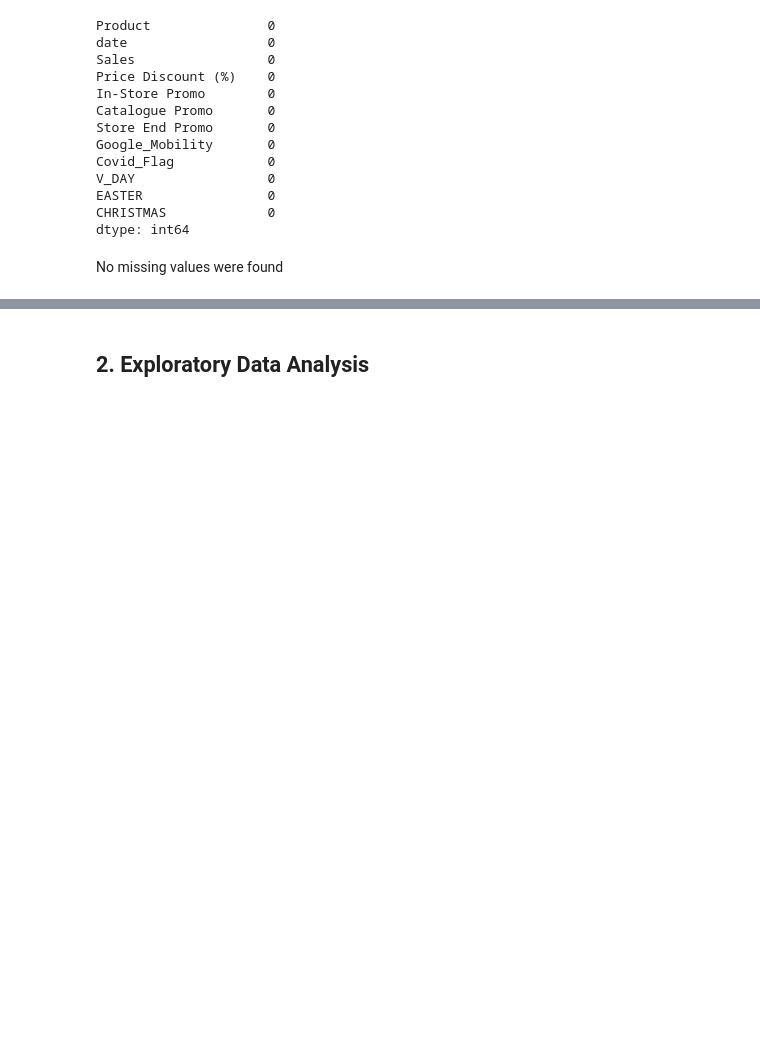
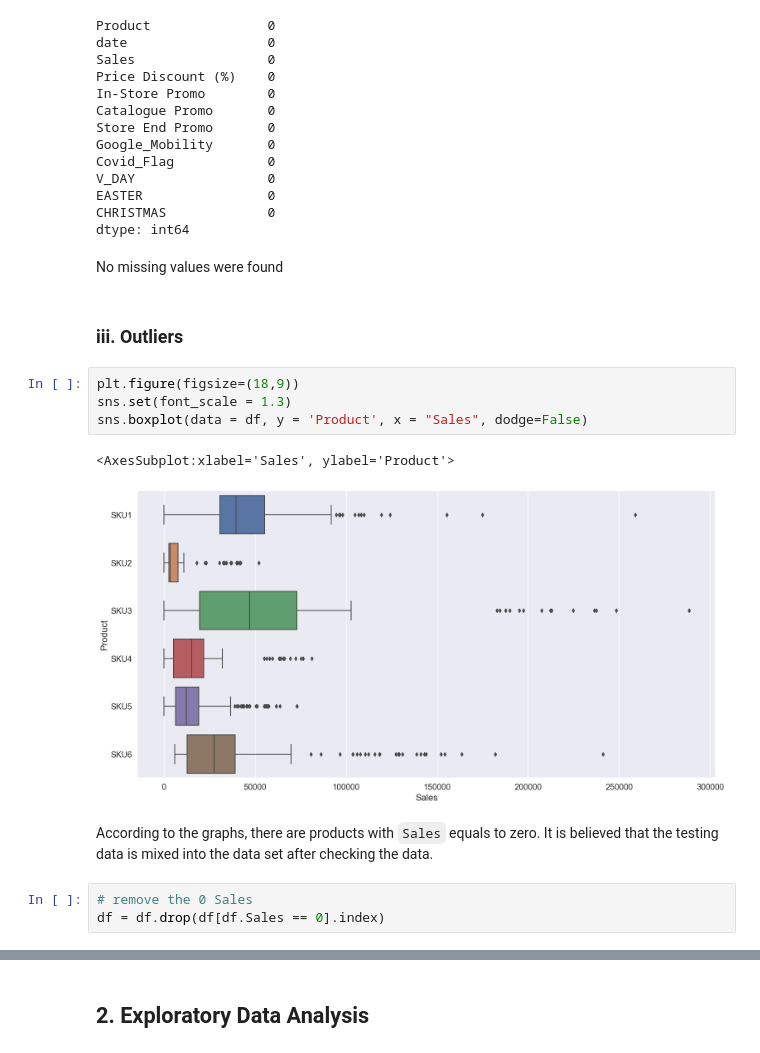
Before and after one commit to keithonpy/bev_retail_forecasting, a Jupyter notebook: retail_forecasting.ipynb, the cells around one changed output, grey strips where cells are left out. Cells and saved outputs as stored; diff of their text form; blank space fills up the shorter version.

Commit message:
update the outliers

```diff
--- a/retail_forecasting.ipynb
+++ b/retail_forecasting.ipynb
@@ -97,3 +98,17 @@ CHRISTMAS             0
 dtype: int64
 # %% [markdown]
 No missing values were found
+# %% [markdown]
+### iii. Outliers
+# %%
+plt.figure(figsize=(18,9))
+sns.set(font_scale = 1.3)
+sns.boxplot(data = df, y = 'Product', x = "Sales", dodge=False)
+# %% [output]
+<AxesSubplot:xlabel='Sales', ylabel='Product'>
+[figure, added]
+# %% [markdown]
+According to the graphs, there are products with `Sales` equals to zero. It is believed that the testing data is mixed into the data set after checking the data.
+# %%
+# remove the 0 Sales
+df = df.drop(df[df.Sales == 0].index)
```
Also changed, not shown: parts of 3 cells of this notebook.
